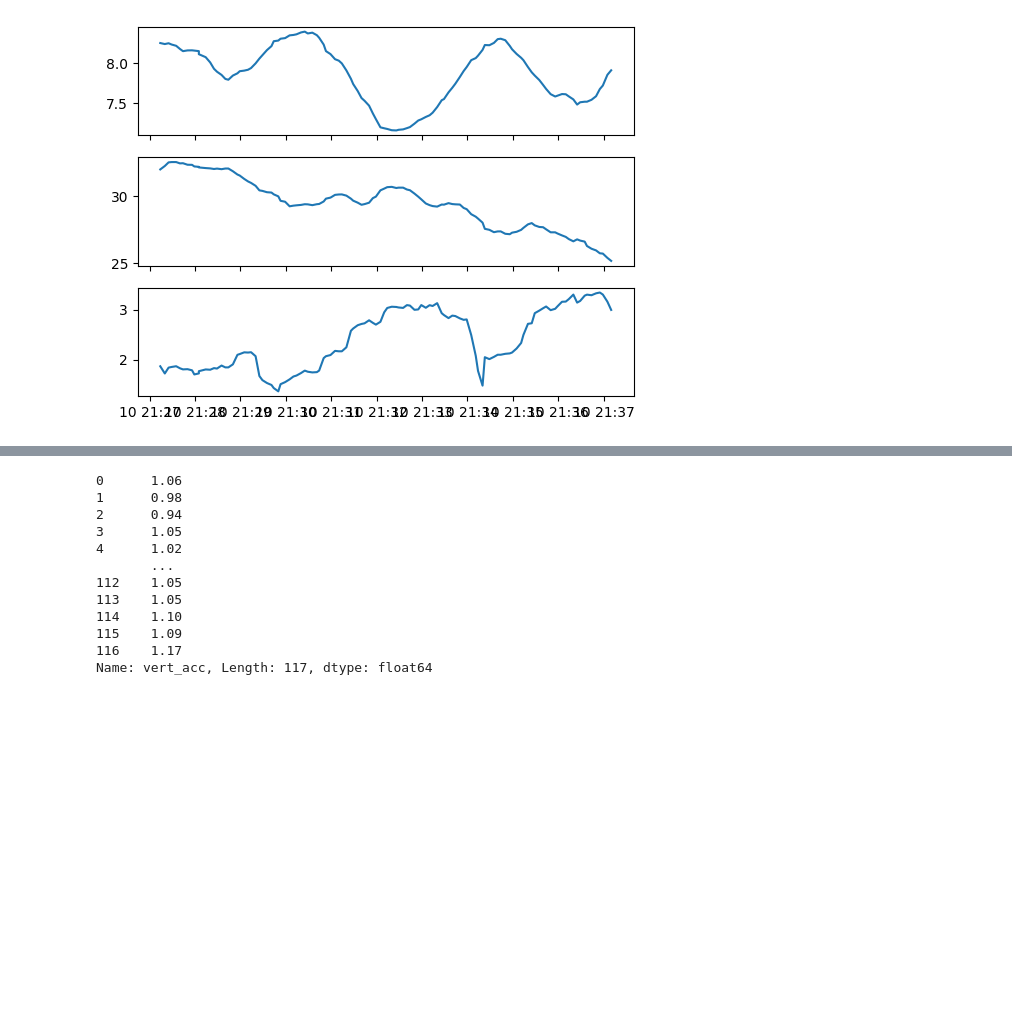
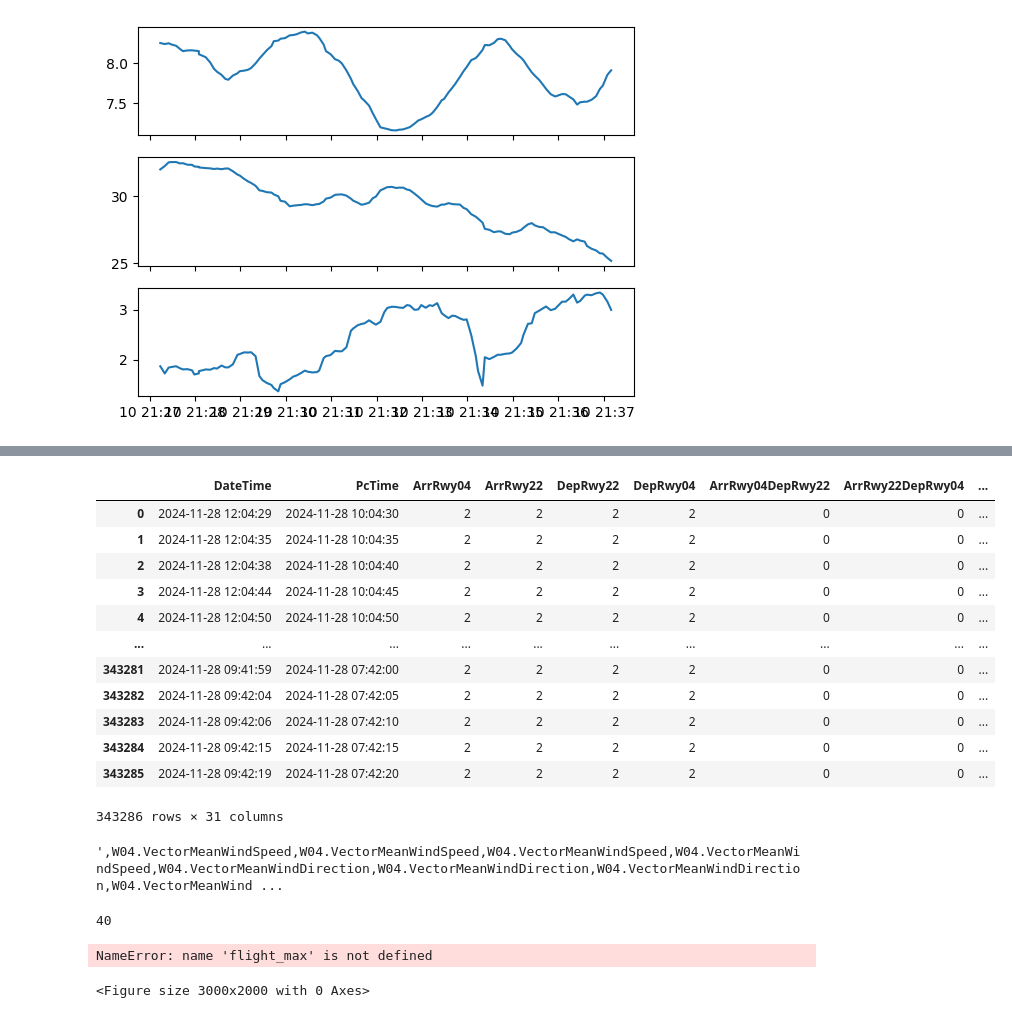
Before and after one commit to Rallermus/AppML-Final-Project, a Jupyter notebook: Anna-Ida/mainny.ipynb, the cells around one changed output, grey strips where cells are left out. Drawn from its saved outputs; the diff is of its cells as text; code cells hidden in the pictures; blank space fills up the shorter version.

```diff
--- a/Anna-Ida/mainny.ipynb
+++ b/Anna-Ida/mainny.ipynb
@@ -195,16 +199,17 @@ plt.plot(arrival_data["minute"], arrival_data["vert_acc"], '.',label="Arrivals")
 # %%
-all_data = pd.read_csv()
-df_ny =
+all_wind_data = pd.read_csv("/Users/anna-ida/Desktop/Applied-Machine-Learning/FinalProject/AppML-Final-Project/All_wind_data.csv")
+all_wind_data
 # %% [output]
+|  | DateTime | PcTime | ArrRwy04 | ArrRwy22 | DepRwy22 | DepRwy04 | ArrRwy04DepRwy22 | ArrRwy22DepRwy04 | ... |
+| 0 | 2024-11-28 12:04:29 | 2024-11-28 10:04:30 | 2 | 2 | 2 | 2 | 0 | 0 | ... |
+| 1 | 2024-11-28 12:04:35 | 2024-11-28 10:04:35 | 2 | 2 | 2 | 2 | 0 | 0 | ... |
+| 2 | 2024-11-28 12:04:38 | 2024-11-28 10:04:40 | 2 | 2 | 2 | 2 | 0 | 0 | ... |
+| 3 | 2024-11-28 12:04:44 | 2024-11-28 10:04:45 | 2 | 2 | 2 | 2 | 0 | 0 | ... |
+| 4 | 2024-11-28 12:04:50 | 2024-11-28 10:04:50 | 2 | 2 | 2 | 2 | 0 | 0 | ... |
+| ... | ... | ... | ... | ... | ... | ... | ... | ... | ... |
+| 343281 | 2024-11-28 09:41:59 | 2024-11-28 07:42:00 | 2 | 2 | 2 | 2 | 0 | 0 | ... |
+| 343282 | 2024-11-28 09:42:04 | 2024-11-28 07:42:05 | 2 | 2 | 2 | 2 | 0 | 0 | ... |
+| 343283 | 2024-11-28 09:42:06 | 2024-11-28 07:42:10 | 2 | 2 | 2 | 2 | 0 | 0 | ... |
+| 343284 | 2024-11-28 09:42:15 | 2024-11-28 07:42:15 | 2 | 2 | 2 | 2 | 0 | 0 | ... |
+| 343285 | 2024-11-28 09:42:19 | 2024-11-28 07:42:20 | 2 | 2 | 2 | 2 | 0 | 0 | ... |
-0      1.06
-1      0.98
-2      0.94
-3      1.05
-4      1.02
-       ...
-112    1.05
-113    1.05
-114    1.10
-115    1.09
-116    1.17
-Name: vert_acc, Length: 117, dtype: float64
+343286 rows × 31 columns
@@ -210,0 +247,39 @@ Name: vert_acc, Length: 117, dtype: float64
+# %%
+columns_to_analyze = [
+    'W04.VectorMeanWindSpeed',
+    'W04.VectorMeanWindDirection',
+    'W22.ScalarMaxWindSpeed',
+    'W22.ScalarMaxWindAtDirection',
+    'W22.ScalarMeanWindSpeed',
+    'W22.ScalarWindSpeedDeviation',
+    'W22.ScalarMeanWindDirection',
+    'W22.ScalarWindDirectionDeviation',
+    'W22.LastWindSpeed',
+    'W22.LastWindDirection']
+
+statistics = ['mean', 'max', 'std', 'median']
+
+summary_df = (
+    all_wind_data
+    .groupby('source_file')[columns_to_analyze]
+    .agg(statistics))
+
+summary_df.to_csv()
+#jhgj
+# %% [output]
+',W04.VectorMeanWindSpeed,W04.VectorMeanWindSpeed,W04.VectorMeanWindSpeed,W04.VectorMeanWindSpeed,W04.VectorMeanWindDirection,W04.VectorMeanWindDirection,W04.VectorMeanWindDirection,W04.VectorMeanWind ...
+# %%
+summary_df = (
+    all_wind_data
+    .groupby('source_file')[columns_to_analyze]
+    .agg(statistics))
+
+# Add this
+summary_df.columns = [
+    f"{col}_{stat}".replace('.', '_')
+    for col, stat in summary_df.columns]
+
+summary_df.to_csv("summary.csv")
+print(len(summary_df.columns))
+# %% [output]
+40
@@ -210,0 +290,10 @@ Name: vert_acc, Length: 117, dtype: float64
+# %%
+flight_mean = arrival_data.groupby('source_file')['vert_acc'].mean()
+
+
+plt.figure(figsize=(30,20))
+plt.plot(flight_max.index, flight_max.values)
+plt.show()
+# %% [output]
+NameError: name 'flight_max' is not defined
+<Figure size 3000x2000 with 0 Axes>
```
Also changed, not shown: parts of 5 cells of this notebook, 1 other file.
